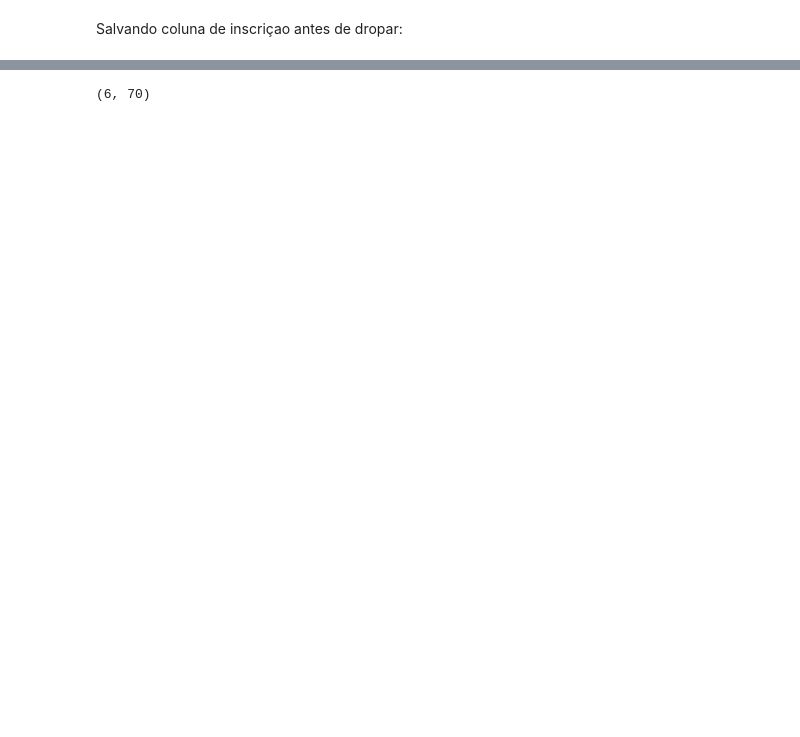
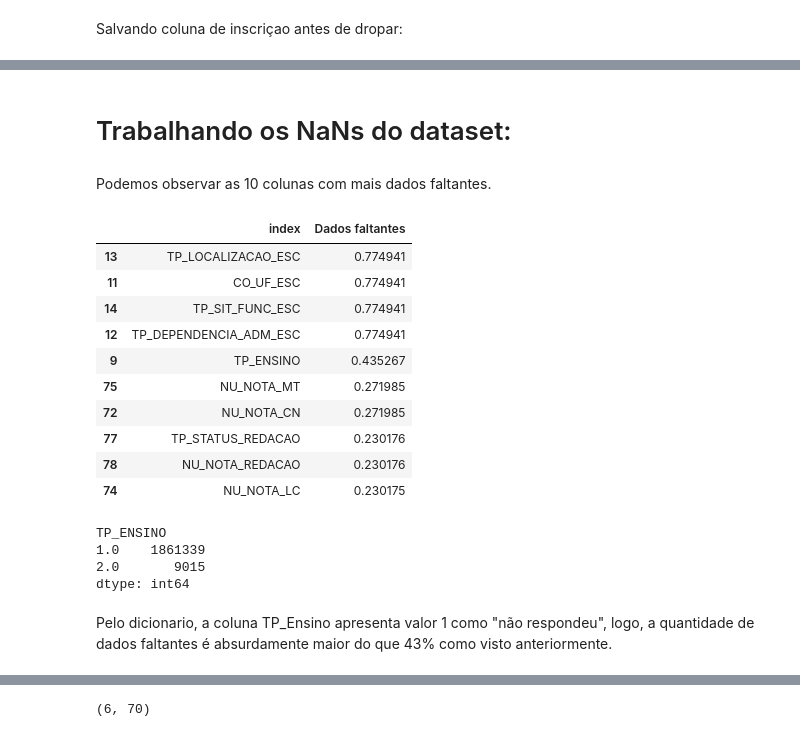
Before and after one commit to modestto/Kaggle-ML---ENEM, a Jupyter notebook: ML_ENEM.ipynb, the cells around one changed output, grey strips where cells are left out. Saved outputs shown, nothing was run; the diff lists cells and outputs as text; code cells hidden in the pictures; blank space fills up the shorter version.

```diff
--- a/ML_ENEM.ipynb
+++ b/ML_ENEM.ipynb
@@ -58,0 +133,3 @@ train_clean = train.drop(columns=['NU_INSCRICAO', 'CO_MUNICIPIO_RESIDENCIA', 'NO
+# %%
+train = pd.concat([train, pd.get_dummies(train['TP_SEXO'], drop_first=True)], axis=1)
+train = train.drop(columns=['TP_SEXO'])
@@ -58,0 +149,27 @@ train_clean = train.drop(columns=['NU_INSCRICAO', 'CO_MUNICIPIO_RESIDENCIA', 'NO
+# %% [markdown]
+# Trabalhando os NaNs do dataset:
+# %% [markdown]
+Podemos observar as 10 colunas com mais dados faltantes.
+# %%
+train.isna().mean().reset_index(name="Dados faltantes").sort_values(by="Dados faltantes", ascending=False).head(10)
+# %% [output]
+|  | index | Dados faltantes |
+| 13 | TP_LOCALIZACAO_ESC | 0.774941 |
+| 11 | CO_UF_ESC | 0.774941 |
+| 14 | TP_SIT_FUNC_ESC | 0.774941 |
+| 12 | TP_DEPENDENCIA_ADM_ESC | 0.774941 |
+| 9 | TP_ENSINO | 0.435267 |
+| 75 | NU_NOTA_MT | 0.271985 |
+| 72 | NU_NOTA_CN | 0.271985 |
+| 77 | TP_STATUS_REDACAO | 0.230176 |
+| 78 | NU_NOTA_REDACAO | 0.230176 |
+| 74 | NU_NOTA_LC | 0.230175 |
+# %%
+train_clean.groupby(by='TP_ENSINO').size()
+# %% [output]
+TP_ENSINO
+1.0    1861339
+2.0       9015
+dtype: int64
+# %% [markdown]
+Pelo dicionario, a coluna TP_Ensino apresenta valor 1 como "não respondeu", logo, a quantidade de dados faltantes é absurdamente maior do que 43% como visto anteriormente.
```
Also changed, not shown: parts of 40 cells of this notebook.
